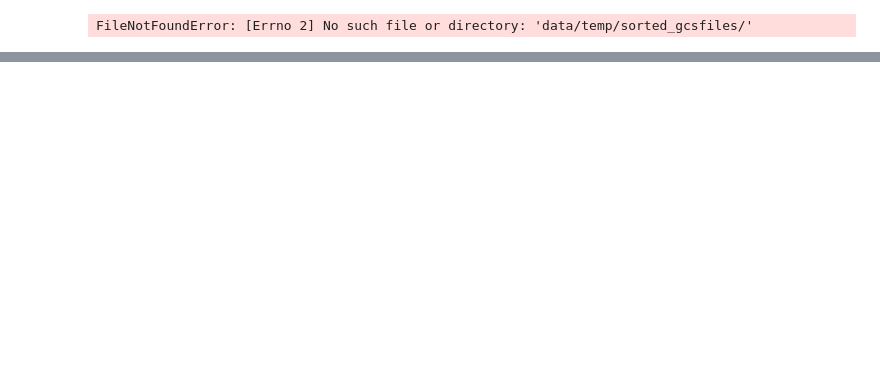
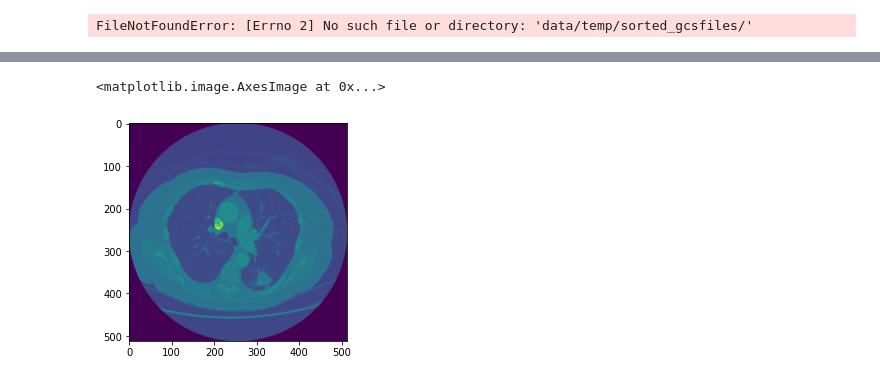
Before and after one commit to capstone-fall2021/lung_nodule_segmentation, a Jupyter notebook: download_images.ipynb, the cells around one changed output, grey strips where cells are left out. Saved outputs shown, nothing was run; the diff lists cells and outputs as text; code cells hidden in the pictures; blank space fills up the shorter version.

```diff
--- a/download_images.ipynb
+++ b/download_images.ipynb
@@ -445,0 +376,9 @@ LIDC-IDRI-0134/  LIDC-IDRI-0137/  LIDC-IDRI-0141/
+# %%
+image = Image.open('/rawdata/all/train/images/img_LIDC-IDRI-0001_89.jpg')
+image -= np.mean(image)
+image /= np.std(image)
+# %%
+plt.imshow(image)
+# %% [output]
+<matplotlib.image.AxesImage at 0x...>
+[figure, added]
```
Also changed, not shown: parts of 30 cells of this notebook.
